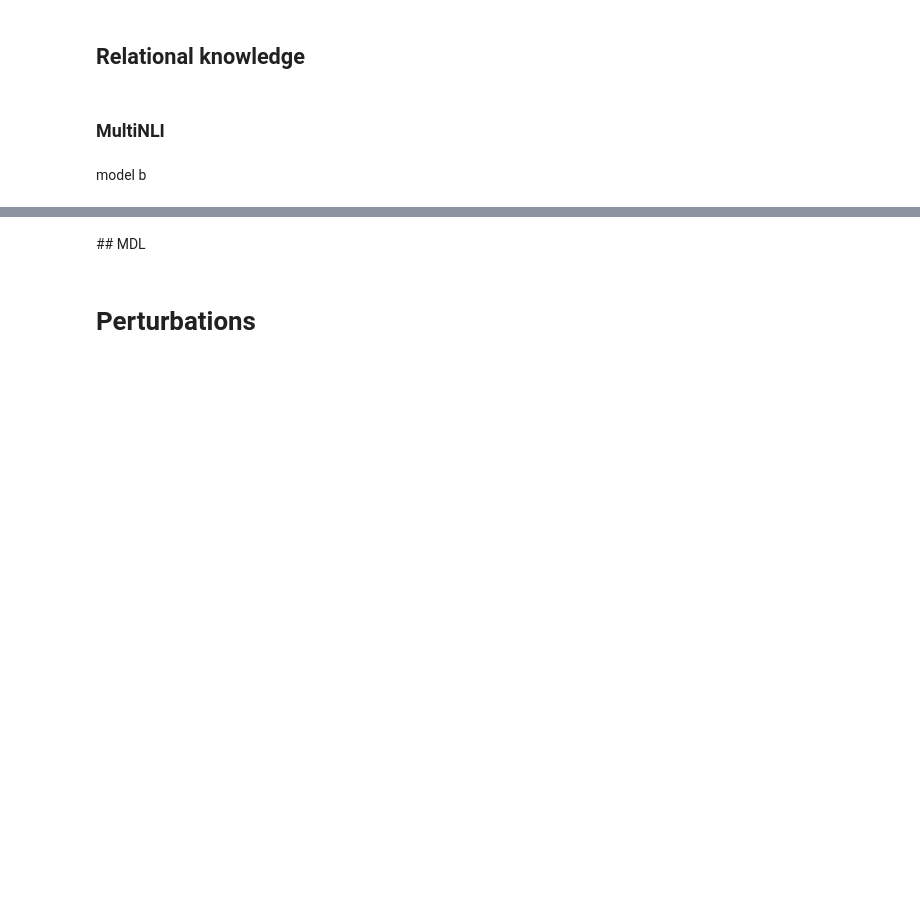
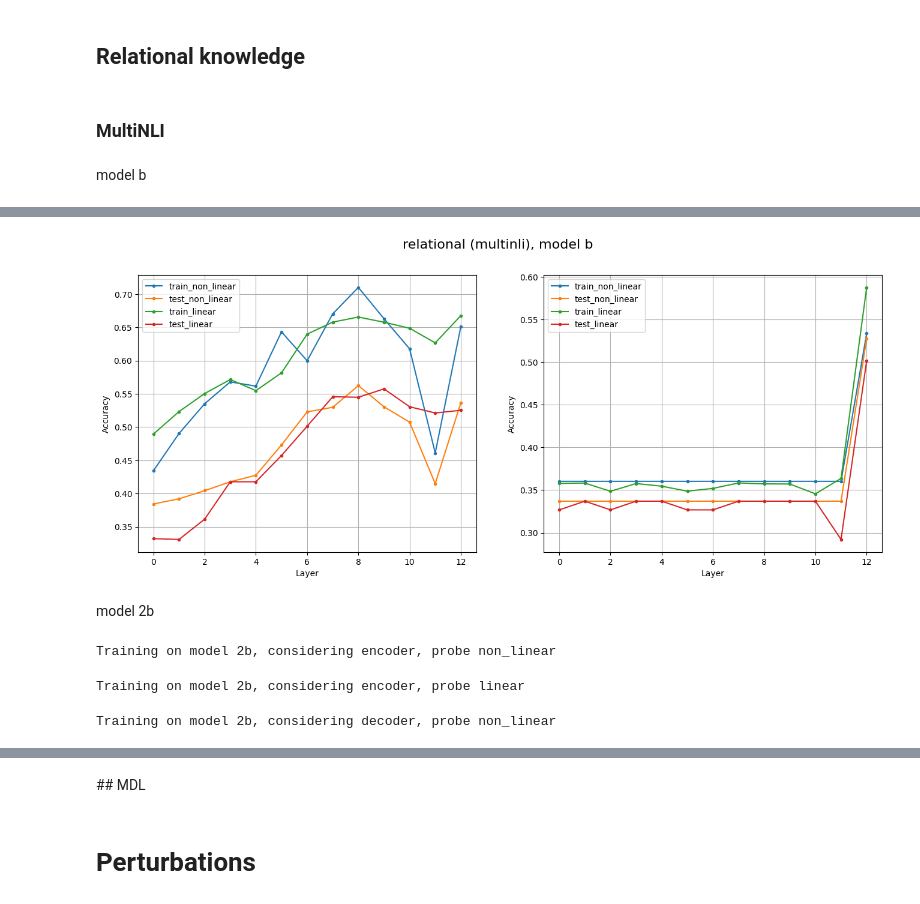
Before and after one commit to rrossierba/digital-transformation-computer-security, a Jupyter notebook: probe_t5.ipynb, the cells around one changed output, grey strips where cells are left out. Saved outputs shown, nothing was run; the diff lists cells and outputs as text; code cells hidden in the pictures; blank space fills up the shorter version.

```diff
--- a/probe_t5.ipynb
+++ b/probe_t5.ipynb
@@ -1466,10 +1495,11 @@ Training on model b, considering encoder
 model b
 # %%
 multinli_b_df = pd.read_pickle('/content/drive/MyDrive/DTCS_datasets/multinli_t5gemma-b-b-ul2.pkl')
+multinli_train_df, multinli_test_df = split_train_test(multinli_b_df, TRAIN_SPLIT)
 # %%
 configb = {
     'model_size' : 'b',
-    'df' : multinli_b_df,
-    'probe' : 'non_linear',
+    'train_df' : multinli_train_df,
+    'test_df' : multinli_test_df,
     'num_layers' :13
 }
@@ -1483,0 +1506,6 @@ plot_accuracies(decoder_results[0], decoder_results[1], '2b', 'non_linear', 'rel
+# %%
+multinli_encoder_results_nl = iterate_training_layers(**configb, encdec='encoder', probe=NON_LINEAR)
+multinli_encoder_results_l = iterate_training_layers(**configb, encdec='encoder', probe=LINEAR)
+
+multinli_decoder_results_nl = iterate_training_layers(**configb, encdec='decoder', probe=NON_LINEAR)
+multinli_decoder_results_l = iterate_training_layers(**configb, encdec='decoder', probe=LINEAR)
@@ -1483,0 +1517,11 @@ plot_accuracies(decoder_results[0], decoder_results[1], '2b', 'non_linear', 'rel
+# %%
+multinli_accuracies = [
+    [(multinli_encoder_results_nl, NON_LINEAR), (multinli_encoder_results_l, LINEAR)],
+    [(multinli_decoder_results_nl, NON_LINEAR), (multinli_decoder_results_l, LINEAR)]
+]
+
+plot_accuracies(multinli_accuracies, 'b', 'relational (multinli)')
+# %% [output]
+[figure, added]
+# %% [markdown]
+model 2b
@@ -1483,0 +1538,10 @@ plot_accuracies(decoder_results[0], decoder_results[1], '2b', 'non_linear', 'rel
+# %%
+multinli_encoder_results_nl_2b = iterate_training_layers(**config2b, encdec='encoder', probe=NON_LINEAR)
+multinli_encoder_results_l_2b = iterate_training_layers(**config2b, encdec='encoder', probe=LINEAR)
+
+multinli_decoder_results_nl_2b = iterate_training_layers(**config2b, encdec='decoder', probe=NON_LINEAR)
+multinli_decoder_results_l_2b = iterate_training_layers(**config2b, encdec='decoder', probe=LINEAR)
+# %% [output]
+Training on model 2b, considering encoder, probe non_linear
+Training on model 2b, considering encoder, probe linear
+Training on model 2b, considering decoder, probe non_linear
```
Also changed, not shown: parts of 30 cells of this notebook.
